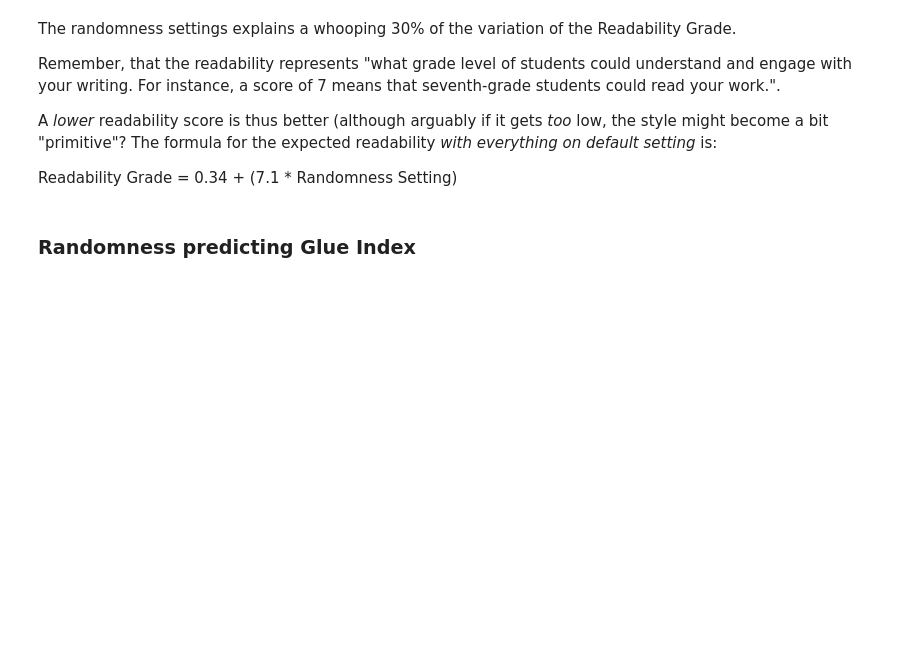
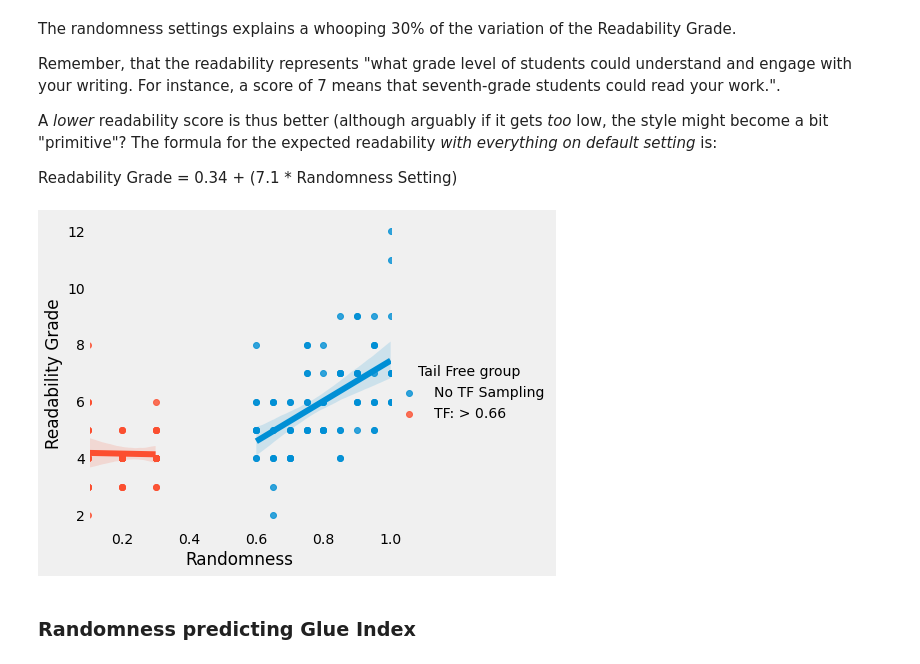
Before and after one commit to MWiechmann/NAI_gen_set_experiment, a Jupyter notebook: Analyzing Data from Basileus' Generation Setting Experiment.ipynb, the cells around one changed output. Drawn from its saved outputs; the diff is of its cells as text; code cells hidden in the pictures; blank space fills up the shorter version.

```diff
--- a/Analyzing Data from Basileus' Generation Setting Experiment.ipynb
+++ b/Analyzing Data from Basileus' Generation Setting Experiment.ipynb
@@ -287,23 +374,10 @@ Residuals seem close enough to homoscedacity - looks like assumptions for a line
 # %% [markdown]
 ### Presentation of Regression
 # %%
-y = nai["Readability Grade"]
-x = nai["Randomness"]
-x = sm.add_constant(x)
+import statsmodels.api as sm
 
-model = sm.OLS(y,x)
+model = smf.ols(
+    data=nai, formula="Q('Readability Grade') ~ Randomness * Q('Tail-Free')")
 res = model.fit()
 print(res.summary())
-
-# Create plot with actual values and regression line with predicted values
-sns.regplot(data= nai, y ="Readability Grade", x = "Randomness")
-plt.grid(False)
-plt.show
-
-# Table with randomness Values and predicted Readability
-rand_range_pred = pd.DataFrame({"const": 1, "Randomness": np.arange(0.6,1.0,0.05)})
-rand_range_pred["Predicted"] = res.predict(rand_range)
-
-print("\nPredicted Values for different Randomness settings:")
-print(rand_range_pred[["Randomness", "Predicted"]])
 # %% [output]
@@ -333,6 +406,45 @@ Remember, that the readability represents "what grade level of students could un
 A *lower* readability score is thus better (although arguably if it gets *too* low, the style might become a bit "primitive"? The formula for the expected readability *with everything on default setting* is:
 
 Readability Grade = 0.34 + (7.1 * Randomness Setting)
+# %%
+# Plotting the interaction
+def cat_tf(x):
+    if x == 1:
+        return "No TF Sampling"
+    elif x < 0.33:
+        return "TF: < 0.33"
+    elif x >= 0.33 and x <= 0.66:
+        return "TF: 0.33-0.66"
+    else:
+        return "TF: > 0.66"
+
+nai["Tail Free group"] = nai["Tail-Free"].apply(cat_tf)
+
+sns.lmplot(data=nai, y="Readability Grade", x = "Randomness", hue = "Tail Free group")
+plt.grid(False)
+plt.show()
+
+# Update this bit once data is in...
+# # Table with randomness Values and predicted Readability
+# rand_range_pred = pd.DataFrame(
+#     {"const": 1, "Randomness": np.arange(0.6, 1.0, 0.05)})
+# rand_range_pred["Predicted"] = res.predict(rand_range)
+
+# print("\nPredicted Values for different Randomness settings:")
+# print(rand_range_pred[["Randomness", "Predicted"]])
+
+# No longer used...
+# fig = sm.graphics.plot_partregress_grid(res, exog_idx=[1, 2])
+# fig.set_size_inches(10, 5)
+# fig.tight_layout(pad=1.0)
+
+# x_labels = ["Randomness", "Tail-Free"]
+
+# for ax, x_label in zip(fig.get_axes(), x_labels):
+#     ax.set_ylabel("Readability")
+#     ax.set_xlabel(x_label)
+# %% [output]
+[figure, added]
 # %% [markdown]
 ### Randomness predicting Glue Index
 # %%
```
Also changed, not shown: parts of 21 cells of this notebook, 1 other file.
